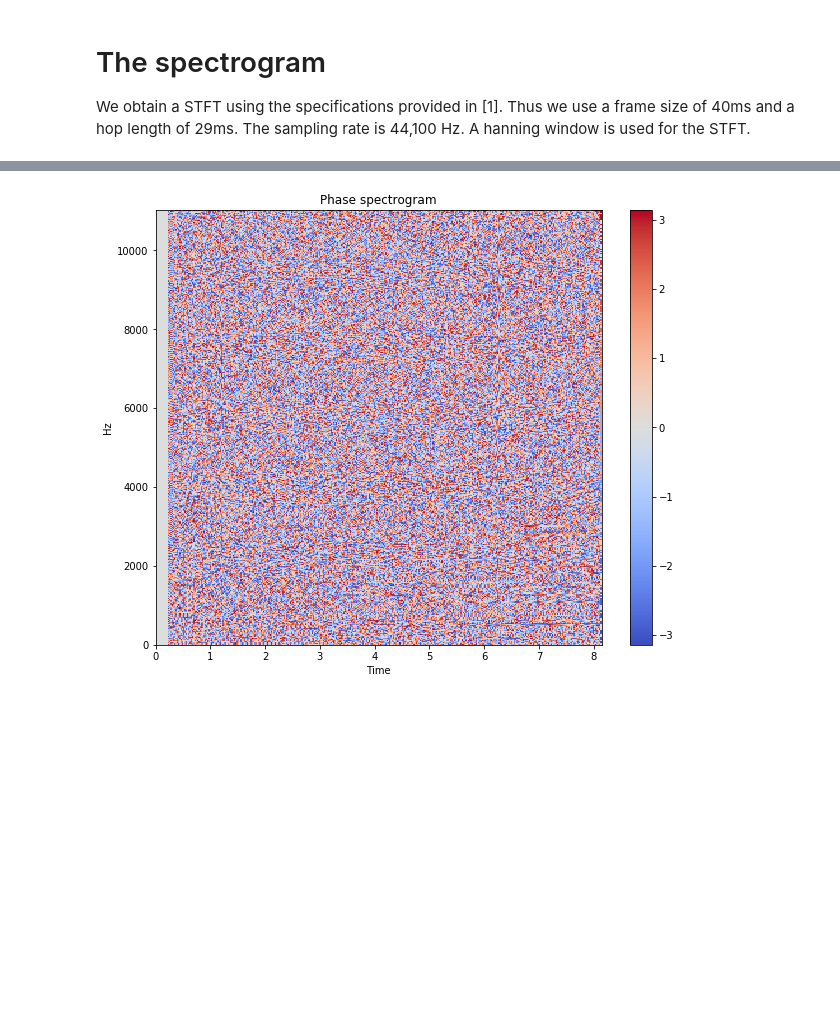
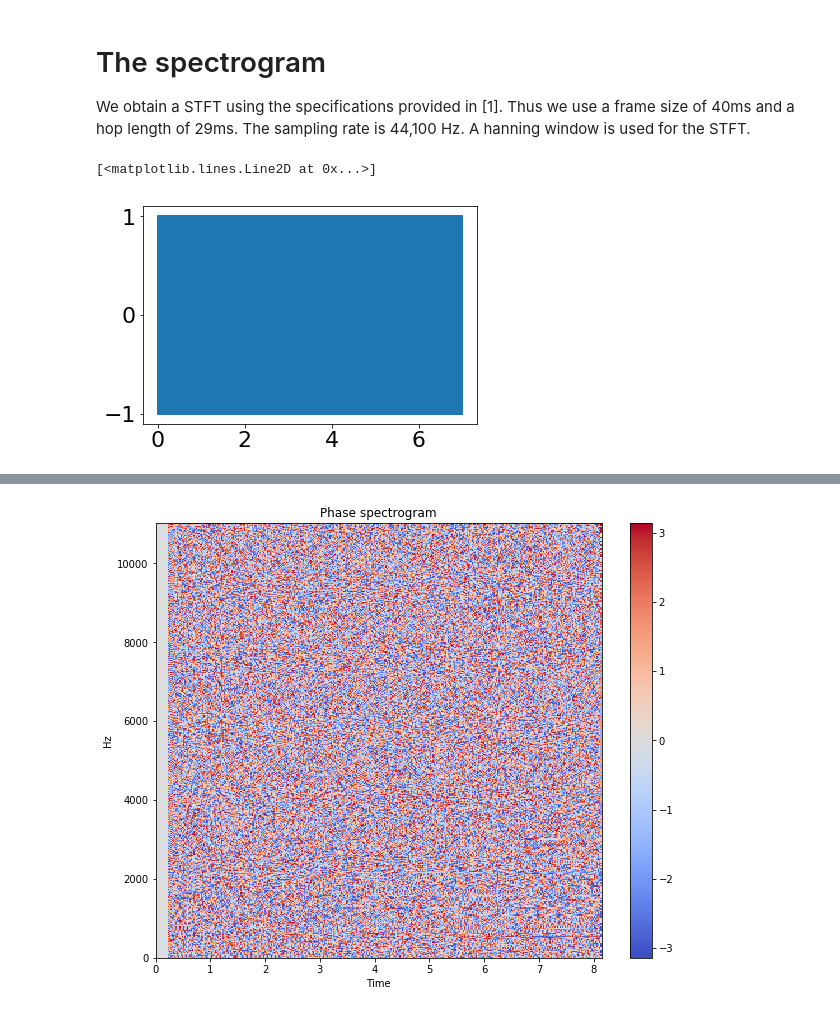
Before and after one commit to Milind-Blaze/source_separation, a Jupyter notebook: Monoaural_source_separation_using_Non-negative_matrix_factorization/Monoaural_source_separation_Frobenius_norm.ipynb, the cells around one changed output, grey strips where cells are left out. Drawn from its saved outputs; the diff is of its cells as text; code cells hidden in the pictures; blank space fills up the shorter version.

```diff
--- a/Monoaural_source_separation_using_Non-negative_matrix_factorization/Monoaural_source_separation_Frobenius_norm.ipynb
+++ b/Monoaural_source_separation_using_Non-negative_matrix_factorization/Monoaural_source_separation_Frobenius_norm.ipynb
@@ -61,6 +85,11 @@ We obtain a STFT using the specifications provided in [1]. Thus we use a frame s
 # %%
 # mag_spec = librosa.core.stft(audio, n_fft = n_fft, hop_length = hop_length) # using default window
 # D = librosa.amplitude_to_db(np.abs(mag_spec), ref=np.max)
 # librosa.display.specshow(D, y_axis='log', x_axis='time')
 # #librosa.display.specshow(np.abs(mag_spec), y_axis='log', x_axis='time')
 # plt.show()
+audio = np.sin(50000*x)
+plt.plot(x,audio)
+# %% [output]
+[<matplotlib.lines.Line2D at 0x...>]
+[figure, added]
```
Also changed, not shown: parts of 9 cells of this notebook, 1 other file.
